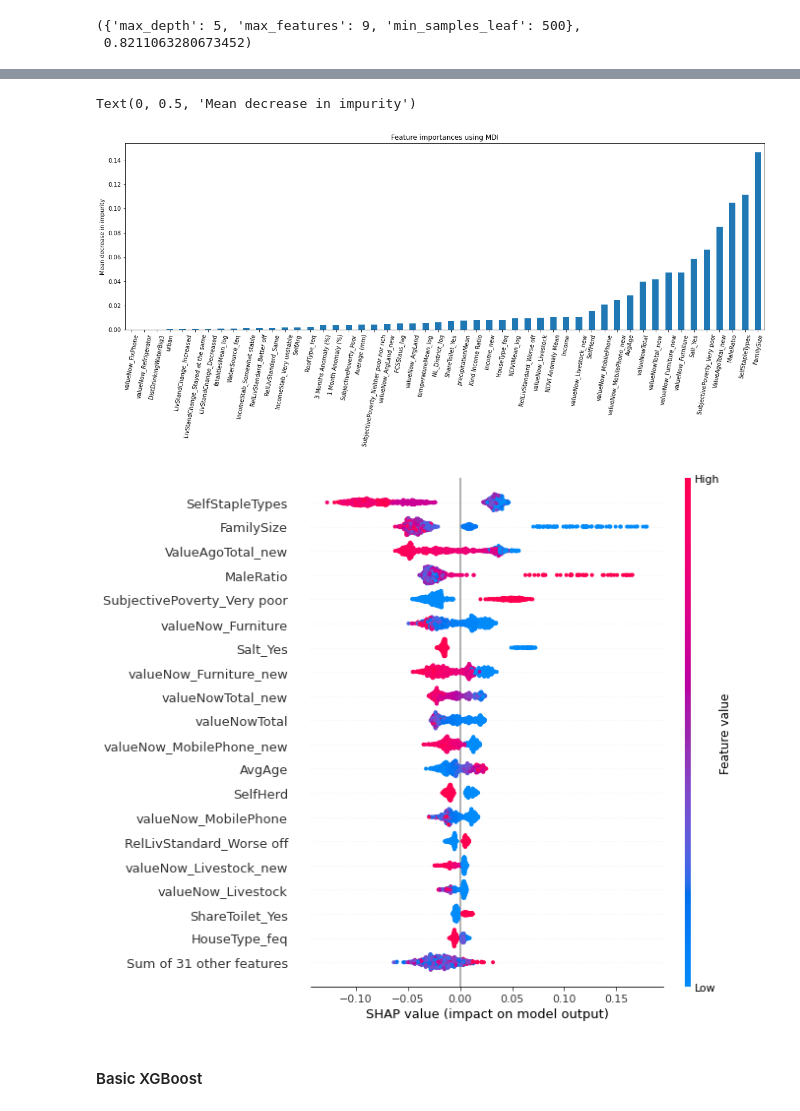
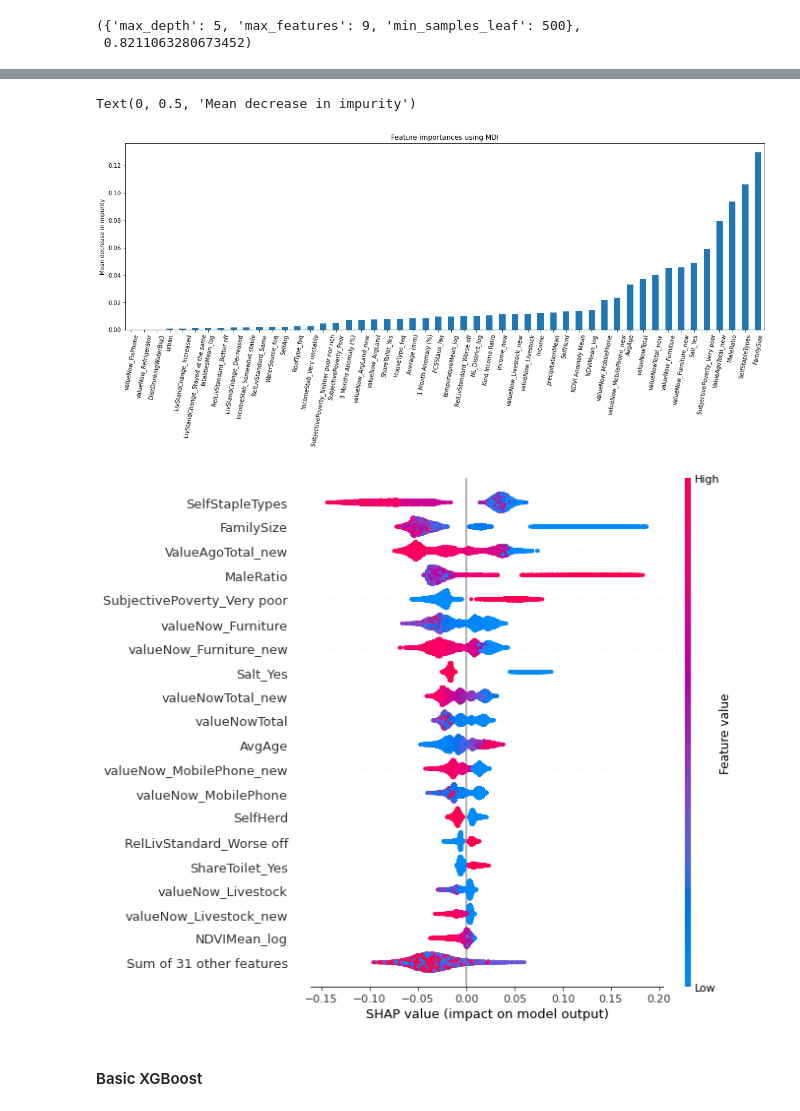
Before and after one commit to yudingshechu/Masterarbeit, a Jupyter notebook: Analysis_2_timeSpilitted_extendedFeatures.ipynb, the cells around one changed output, grey strips where cells are left out. Drawn from its saved outputs; the diff is of its cells as text; code cells hidden in the pictures.

```diff
--- a/Analysis_2_timeSpilitted_extendedFeatures.ipynb
+++ b/Analysis_2_timeSpilitted_extendedFeatures.ipynb
@@ -350,7 +346,7 @@ crossval_rf.best_params_, crossval_rf.best_score_
 # %%
 RF = RandomForestClassifier(n_estimators=800,n_jobs=-1,random_state=527, class_weight='balanced')
 scoring = 'roc_auc'
-grid_rf = {"min_samples_leaf":[100,150],'max_depth':[5], 'max_features' : [9]}
+grid_rf = {"min_samples_leaf":[100,150],'max_depth':[5,7], 'max_features' : [9]}
 
 crossval_rf = GridSearchCV(RF,grid_rf,cv=5,scoring=scoring)
 
@@ -437,16 +436,16 @@ ax.set_title("Feature importances using MDI")
 ax.set_ylabel("Mean decrease in impurity")
 # %% [output]
 Text(0, 0.5, 'Mean decrease in impurity')
-[figure, old version]
+[figure, new version]
 # %%
 RFImportance = set(forest_importances.sort_values(ascending=False)[0:30].index)
 # %%
-X_present = X_test.sample(frac=1)
+X_present = X_train.sample(frac=1)
 explainer = shap.TreeExplainer(RF, feature_perturbation="tree_path_dependent", model_output='raw')
 shap_values = explainer(X_present)
 shap.plots.beeswarm(shap_values[:,:,1], max_display = 20)
 # %% [output]
-[figure, old version]
+[figure, new version]
 # %%
 feature_names = X_train.columns
 
```
Also changed, not shown: parts of 71 cells of this notebook, 5 other files.
